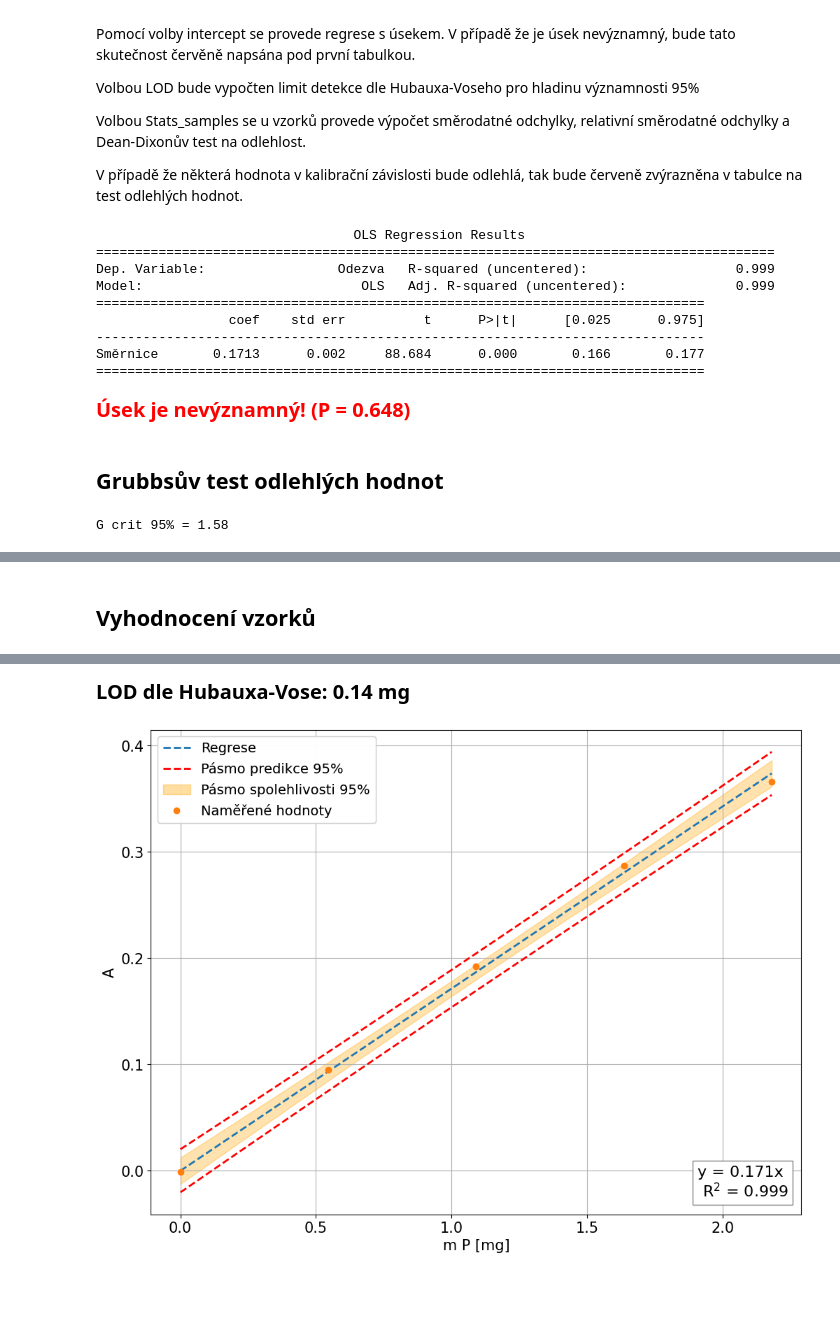
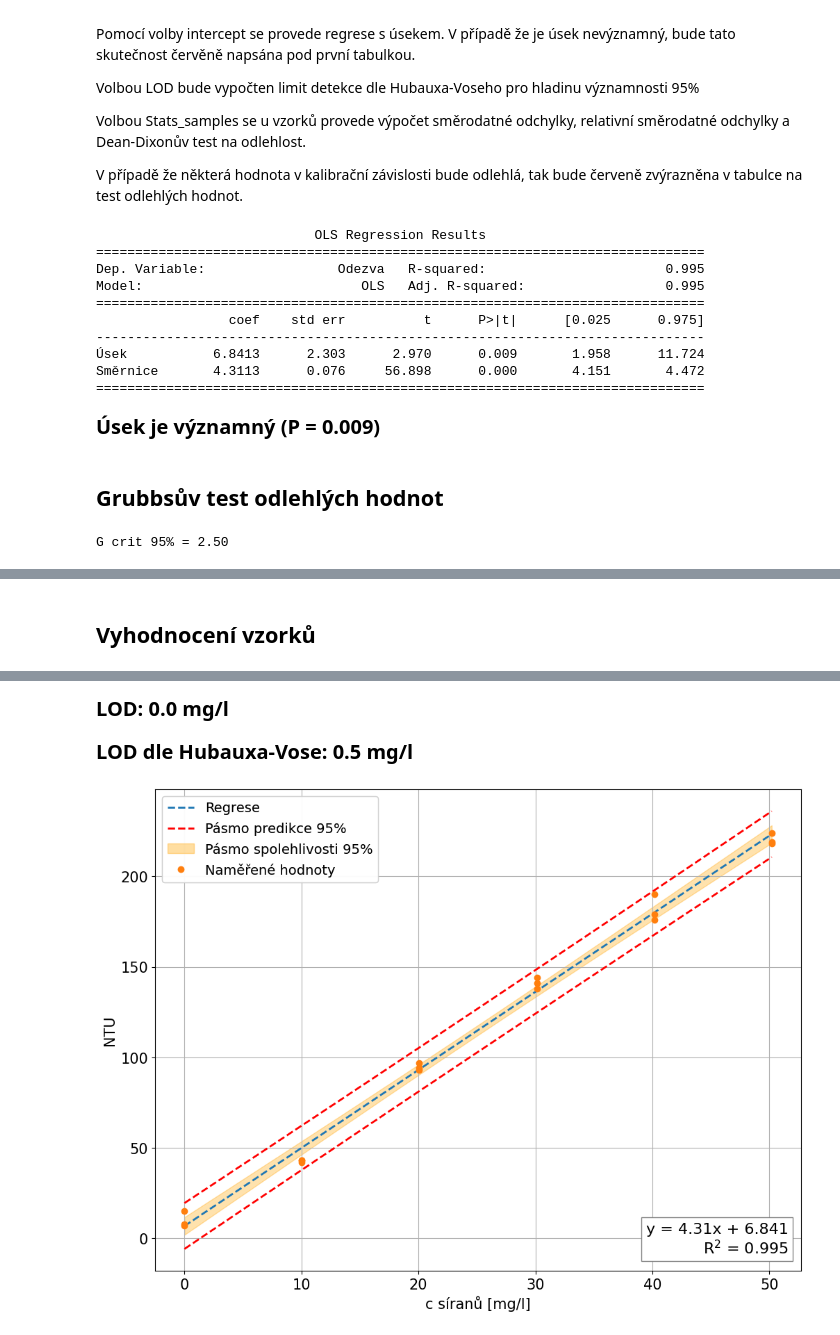
Before and after one commit to Xixaus/Nastroje, a Jupyter notebook: Kalibracka.ipynb, the cells around one changed output, grey strips where cells are left out. Saved outputs shown, nothing was run; the diff lists cells and outputs as text; code cells hidden in the pictures; blank space fills up the shorter version.

```diff
--- a/Kalibracka.ipynb
+++ b/Kalibracka.ipynb
@@ -33,18 +33,19 @@ Volbou Stats_samples se u vzorků provede výpočet směrodatné odchylky, relat
 V případě že některá hodnota v kalibrační závislosti bude odlehlá, tak bude červeně zvýrazněna v tabulce na test odlehlých hodnot.
 # %%
 #@title Vstupní hodnoty { run: "auto", vertical-output: true }
-X_name = "m P" #@param {type:"string"}
-Y_name = "A" #@param {type:"string"}
-c_unit = 'mg' #@param {type:"string"}
+X_name = "c síranů" #@param {type:"string"}
+Y_name = "NTU" #@param {type:"string"}
+c_unit = 'mg/l' #@param {type:"string"}
 
-R_standards = "-0,0011/ 0,095 /0,192 /0,287 /0,366"#@param {type:"string"}
-c_standards = "0/ 0,546 /1,091 /1,637 /2,182"#@param {type:"string"}
+R_standards = "7; 8; 15/ 42; 43; 43/ 93; 97; 94/ 141; 144; 138/ 176; 179; 190/ 218; 224; 219 "#@param {type:"string"}
+c_standards = "0/10,04/20,08/30,12/40,16/50,20"#@param {type:"string"}
 
-R_sample = "0,167; 0,169; 0,166 ;0,166; 0,166" #@param {type:"string"}
-Fz =  "1" #@param {type:"string"}
+sample_names = "thiomočovina / pitná voda / minerálka" #@param {type:"string"}
+R_sample = "190; 186; 189/ 92;93;93 / 71;72;70" #@param {type:"string"}
+Fz =  "2 / 5 / 2.5" #@param {type:"string"}
 full_summary = False #@param {type:"boolean"}
 title = False #@param {type:"boolean"}
-intercept = False #@param {type:"boolean"}
+intercept = True #@param {type:"boolean"}
 LOD = True #@param {type:"boolean"}
 Stats_samples = True #@param {type:"boolean"}
 # %%
@@ -77,8 +78,13 @@ def data_extract(R_standards, c_standards, R_sample):
 
     data_1 = {}
 
+    sample_name = sample_names.split("/")
+
     for i, block in enumerate(R_sample.replace(",", ".").split("/")):
-        data_1[f"Vzorek {i+1}"] = block.split(";")
+        if sample_name == [""]:
+            data_1[f"Vzorek {i+1}"] = block.split(";")
+        else:
+            data_1[sample_name[i]] = block.split(";")
 
     df = pd.DataFrame.from_dict(data_1, orient='index').T.astype('float')
     round_num = df.iloc[:,0].apply(count_decimals).max()
@@ -92,26 +98,26 @@ def count_decimals(x):
       return 0
 
 def outlier_value(model, df, samples):
-  residuals = model.resid
-  Sxy = np.sqrt(model.scale)
-  df["G"] = abs(residuals) / Sxy * np.sqrt(model.nobs/model.df_resid)
-  t_crit = scipy.stats.t.ppf(1 - 0.1/(2*model.nobs), df=model.df_resid)
-  G_crit = ((model.nobs-1) * t_crit) / np.sqrt(model.nobs * (model.df_resid + t_crit**2))
+    residuals = model.resid
+    Sxy = np.sqrt(model.scale)
+    df["G"] = abs(residuals) / Sxy * np.sqrt(model.nobs/model.df_resid)
+    t_crit = scipy.stats.t.ppf(1 - 0.1/(2*model.nobs), df=model.nobs-2)
+    G_crit = ((model.nobs-1) * t_crit) / np.sqrt(model.nobs * (model.nobs-2 + t_crit**2))
 
-  def highlight_rows(row):
-    if row['G'] > G_crit:
-        return ['background-color: red']*len(row)
-    else:
-        return ['']*len(row)
+    def highlight_rows(row):
+        if row['G'] > G_crit:
+            return ['background-color: red']*len(row)
+        else:
+            return ['']*len(row)
 
-  df_0_decimals, df_1_decimals = df[df.columns[0]].apply(count_decimals).max(), df[df.columns[1]].apply(count_decimals).max()
+    df_0_decimals, df_1_decimals = df[df.columns[0]].apply(count_decimals).max(), df[df.columns[1]].apply(count_decimals).max()
 
-  df.index = df.index + 1
-  df = df.style.apply(highlight_rows, axis=1).format({df.columns[0]: "{:." + str(df_0_decimals) + "f}",
-                                                      df.columns[1]: "{:." + str(df_1_decimals) + "f}",
-                                                      "G": "{:.2f}"}
-                                                     ).set_caption(f'<h2 style="font-weight: bold;">G crit 95% = {G_crit:.2f}</h2>')
-  return (df)
+    df.index = df.index + 1
+    df = df.style.apply(highlight_rows, axis=1).format({df.columns[0]: "{:." + str(df_0_decimals) + "f}",
+                                                        df.columns[1]: "{:." + str(df_1_decimals) + "f}",
+                                                        "G": "{:.2f}"}
+                                                        ).set_caption(f'<h2 style="font-weight: bold;">G crit 95% = {G_crit:.2f}</h2>')
+    return (df)
 
 def evaluation(model, calibration, samples, Fz, Stats_samples=False):
     X, y = calibration.iloc[:,0], calibration.iloc[:,1]
@@ -238,6 +244,7 @@ display(samples)
 print("")
 
 if LOD == True:
+    display(HTML(f'<p style="font-size: 15pt; font-weight: bold;">LOD: {((4/3)*(model.bse[-1] / model.params[-1])):.{sig_num}f} {c_unit}</p>'))
     display(HTML(f'<p style="font-size: 15pt; font-weight: bold;">LOD dle Hubauxa-Vose: {LOD_value:.{sig_num}f} {c_unit}</p>'))
     print("")
 
@@ -280,16 +287,17 @@ plt.savefig("graph.png", bbox_inches="tight")
 plt.show()
 plt.close()
 # %% [output]
-                                 OLS Regression Results
-=======================================================================================
-Dep. Variable:                 Odezva   R-squared (uncentered):                   0.999
-Model:                            OLS   Adj. R-squared (uncentered):              0.999
+                            OLS Regression Results
+==============================================================================
+Dep. Variable:                 Odezva   R-squared:                       0.995
+Model:                            OLS   Adj. R-squared:                  0.995
 ==============================================================================
                  coef    std err          t      P>|t|      [0.025      0.975]
 ------------------------------------------------------------------------------
-Směrnice       0.1713      0.002     88.684      0.000       0.166       0.177
+Úsek           6.8413      2.303      2.970      0.009       1.958      11.724
+Směrnice       4.3113      0.076     56.898      0.000       4.151       4.472
 ==============================================================================
-Úsek je nevýznamný! (P = 0.648)
+Úsek je významný (P = 0.009)
 Grubbsův test odlehlých hodnot
-G crit 95% = 1.58
+G crit 95% = 2.50
 |  | Koncetrace | Odezva | G |
@@ -319,2 +338,3 @@ Vyhodnocení vzorků
-LOD dle Hubauxa-Vose: 0.14 mg
+LOD: 0.0 mg/l
+LOD dle Hubauxa-Vose: 0.5 mg/l
-[figure, old version]
+[figure, new version]
```
Also changed, not shown: parts of 1 cell of this notebook.
